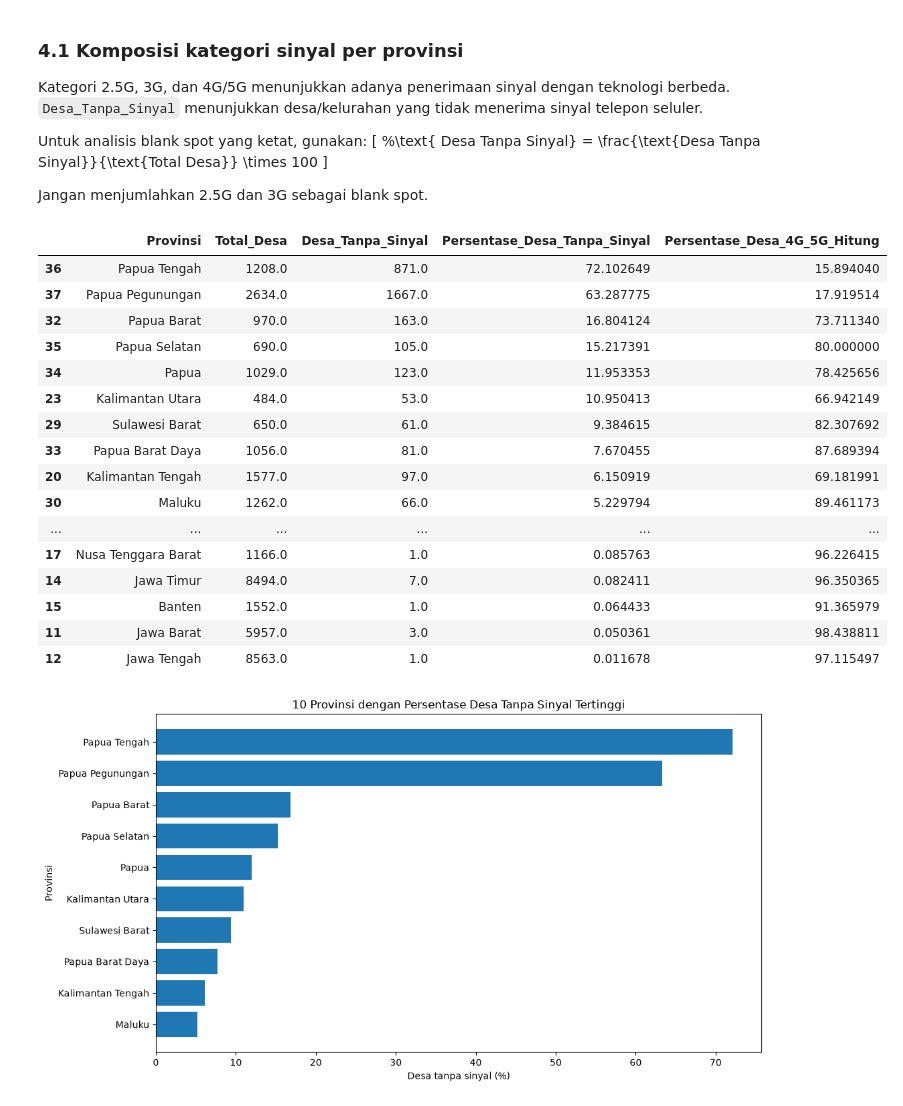
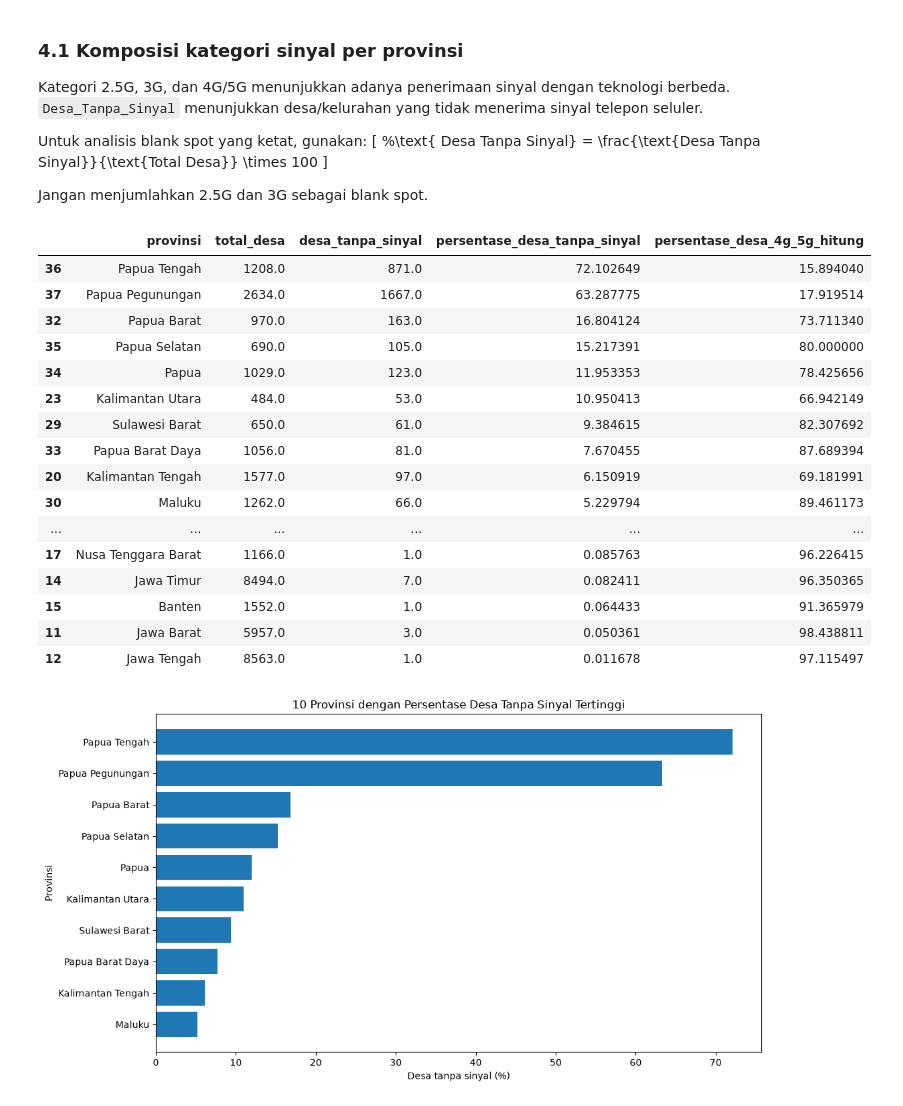
Before and after one commit to aeiprsty/dashboard-analytics-competition, a Jupyter notebook: notebooks/EDA_Dashboard_Pendidikan.ipynb, the cells around one changed output. Saved outputs shown, nothing was run; the diff lists cells and outputs as text; code cells hidden in the pictures.

```diff
--- a/notebooks/EDA_Dashboard_Pendidikan.ipynb
+++ b/notebooks/EDA_Dashboard_Pendidikan.ipynb
@@ -157,12 +156,16 @@ province_to_island = {
     for province in provinces
 }
 
-df["Wilayah"] = df["Provinsi"].map(province_to_island)
+df["wilayah"] = df["provinsi"].map(province_to_island)
 
-unmapped = df.loc[df["Wilayah"].isna(), "Provinsi"].tolist()
+unmapped = df.loc[df["wilayah"].isna(), "provinsi"].tolist()
 print("Provinsi belum terpetakan:", unmapped)
-assert not unmapped, f"Ada provinsi belum terpetakan: {unmapped}"
 
-display(df[["Provinsi", "Wilayah"]].sort_values(["Wilayah", "Provinsi"]))
+if unmapped:
+    print("PERINGATAN: Ada provinsi yang belum terpetakan!")
+else:
+    print("Seluruh provinsi berhasil dipetakan.")
+
+display(df[["provinsi", "wilayah"]].sort_values(["wilayah", "provinsi"]))
 # %% [output]
 Provinsi belum terpetakan: []
@@ -198,25 +202,25 @@ Untuk analisis blank spot yang ketat, gunakan:
 
 Jangan menjumlahkan 2.5G dan 3G sebagai blank spot.
 # %%
-signal_complete = df[df["Total_Desa"].notna()].copy()
-signal_complete["Persentase_Desa_Tanpa_Sinyal"] = (
-    signal_complete["Desa_Tanpa_Sinyal"] /
-    signal_complete["Total_Desa"] * 100
+signal_complete = df[df["total_desa"].notna()].copy()
+signal_complete["persentase_desa_tanpa_sinyal"] = (
+    signal_complete["desa_tanpa_sinyal"] /
+    signal_complete["total_desa"] * 100
 )
 
-signal_complete["Persentase_Desa_4G_5G_Hitung"] = (
-    signal_complete["Desa_4G_5G"] /
-    signal_complete["Total_Desa"] * 100
+signal_complete["persentase_desa_4g_5g_hitung"] = (
+    signal_complete["desa_4g_5g"] /
+    signal_complete["total_desa"] * 100
 )
 
 display(
     signal_complete[
-        ["Provinsi", "Total_Desa", "Desa_Tanpa_Sinyal",
-         "Persentase_Desa_Tanpa_Sinyal", "Persentase_Desa_4G_5G_Hitung"]
-    ].sort_values("Persentase_Desa_Tanpa_Sinyal", ascending=False)
+        ["provinsi", "total_desa", "desa_tanpa_sinyal",
+         "persentase_desa_tanpa_sinyal", "persentase_desa_4g_5g_hitung"]
+    ].sort_values("persentase_desa_tanpa_sinyal", ascending=False)
 )
 # %% [output]
-|  | Provinsi | Total_Desa | Desa_Tanpa_Sinyal | Persentase_Desa_Tanpa_Sinyal | Persentase_Desa_4G_5G_Hitung |
+|  | provinsi | total_desa | desa_tanpa_sinyal | persentase_desa_tanpa_sinyal | persentase_desa_4g_5g_hitung |
 | 36 | Papua Tengah | 1208.0 | 871.0 | 72.102649 | 15.894040 |
 | 37 | Papua Pegunungan | 2634.0 | 1667.0 | 63.287775 | 17.919514 |
 | 32 | Papua Barat | 970.0 | 163.0 | 16.804124 | 73.711340 |
```
Also changed, not shown: parts of 15 cells of this notebook, 3 other files.
